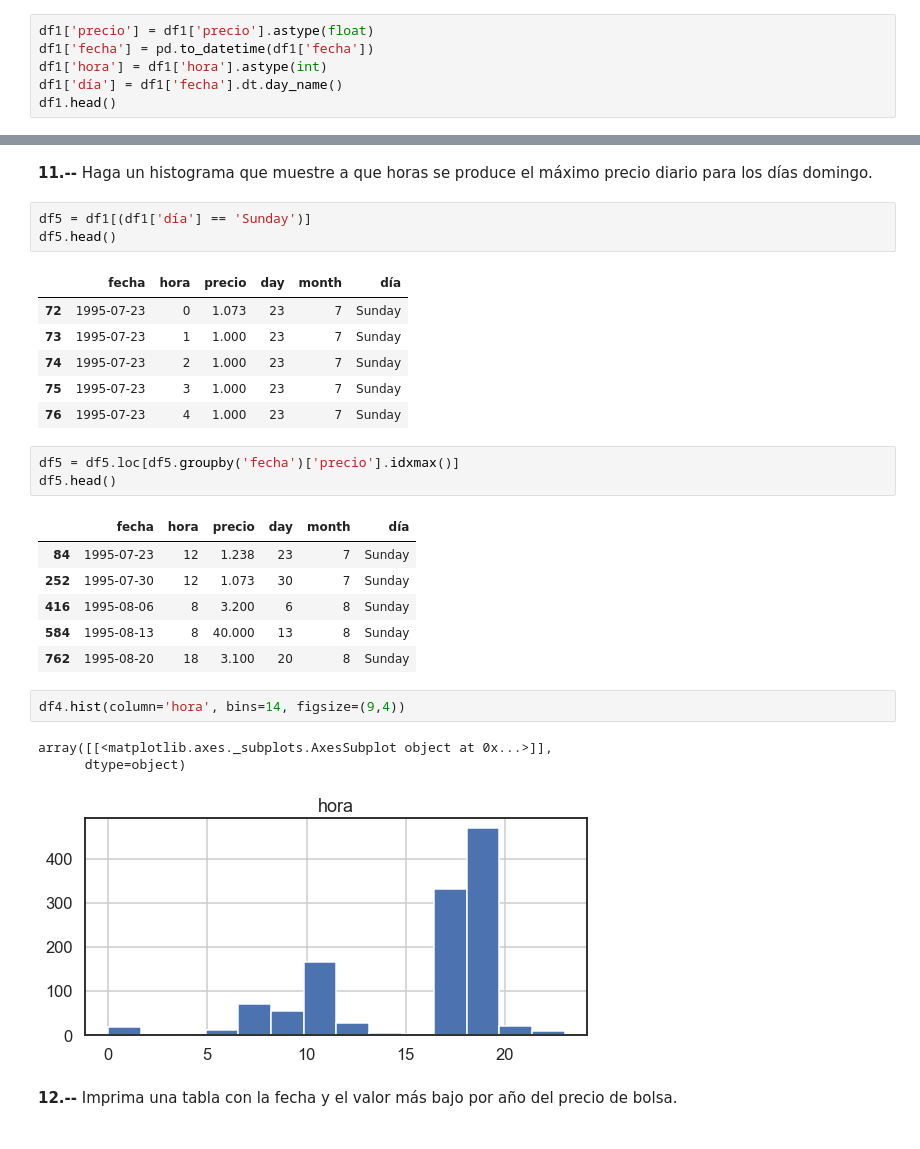
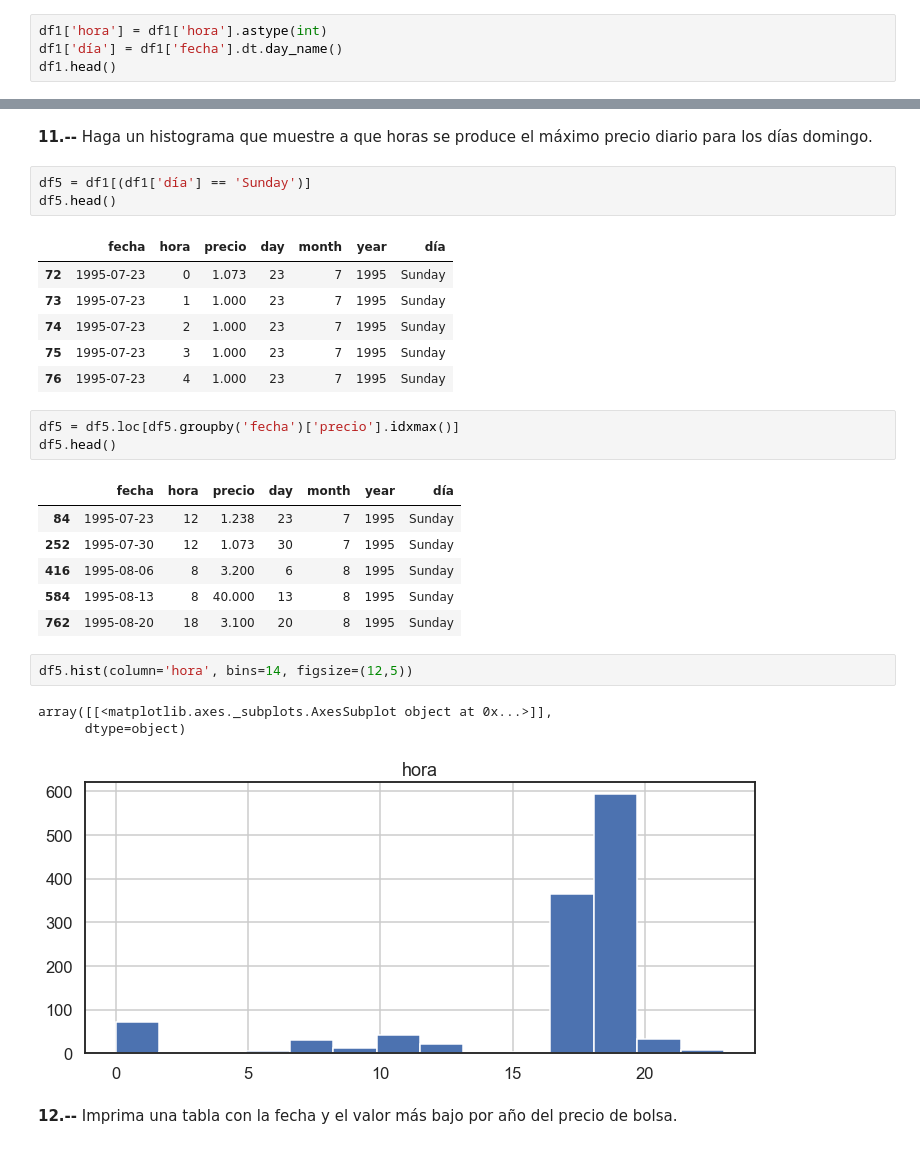
Before and after one commit to cda-2019-01/lab-analisis-exploratorio-de-datos-linagrajales, a Jupyter notebook: LAB-precios-electricidad.ipynb, the cells around one changed output, grey strips where cells are left out. Drawn from its saved outputs; the diff is of its cells as text.

```diff
--- a/LAB-precios-electricidad.ipynb
+++ b/LAB-precios-electricidad.ipynb
@@ -185,8 +182,6 @@ prom_mes.plot(x='month', y=['precio_max','precio_prom'] , title='Precio max/prom
 # %% [markdown]
 **9.--** Haga un histograma que muestre a que horas se produce el máximo precio diario para los días laborales.
 # %%
-df1['precio'] = df1['precio'].astype(float)
-df1['fecha'] = pd.to_datetime(df1['fecha'])
 df1['hora'] = df1['hora'].astype(int)
 df1['día'] = df1['fecha'].dt.day_name()
 df1.head()
@@ -262,27 +256,27 @@ array([[<matplotlib.axes._subplots.AxesSubplot object at 0x...>]],
 df5 = df1[(df1['día'] == 'Sunday')]
 df5.head()
 # %% [output]
-|  | fecha | hora | precio | day | month | día |
-| 72 | 1995-07-23 | 0 | 1.073 | 23 | 7 | Sunday |
-| 73 | 1995-07-23 | 1 | 1.000 | 23 | 7 | Sunday |
-| 74 | 1995-07-23 | 2 | 1.000 | 23 | 7 | Sunday |
-| 75 | 1995-07-23 | 3 | 1.000 | 23 | 7 | Sunday |
-| 76 | 1995-07-23 | 4 | 1.000 | 23 | 7 | Sunday |
+|  | fecha | hora | precio | day | month | year | día |
+| 72 | 1995-07-23 | 0 | 1.073 | 23 | 7 | 1995 | Sunday |
+| 73 | 1995-07-23 | 1 | 1.000 | 23 | 7 | 1995 | Sunday |
+| 74 | 1995-07-23 | 2 | 1.000 | 23 | 7 | 1995 | Sunday |
+| 75 | 1995-07-23 | 3 | 1.000 | 23 | 7 | 1995 | Sunday |
+| 76 | 1995-07-23 | 4 | 1.000 | 23 | 7 | 1995 | Sunday |
 # %%
 df5 = df5.loc[df5.groupby('fecha')['precio'].idxmax()]
 df5.head()
 # %% [output]
-|  | fecha | hora | precio | day | month | día |
-| 84 | 1995-07-23 | 12 | 1.238 | 23 | 7 | Sunday |
-| 252 | 1995-07-30 | 12 | 1.073 | 30 | 7 | Sunday |
-| 416 | 1995-08-06 | 8 | 3.200 | 6 | 8 | Sunday |
-| 584 | 1995-08-13 | 8 | 40.000 | 13 | 8 | Sunday |
-| 762 | 1995-08-20 | 18 | 3.100 | 20 | 8 | Sunday |
+|  | fecha | hora | precio | day | month | year | día |
+| 84 | 1995-07-23 | 12 | 1.238 | 23 | 7 | 1995 | Sunday |
+| 252 | 1995-07-30 | 12 | 1.073 | 30 | 7 | 1995 | Sunday |
+| 416 | 1995-08-06 | 8 | 3.200 | 6 | 8 | 1995 | Sunday |
+| 584 | 1995-08-13 | 8 | 40.000 | 13 | 8 | 1995 | Sunday |
+| 762 | 1995-08-20 | 18 | 3.100 | 20 | 8 | 1995 | Sunday |
 # %%
-df4.hist(column='hora', bins=14, figsize=(9,4))
+df5.hist(column='hora', bins=14, figsize=(12,5))
 # %% [output]
 array([[<matplotlib.axes._subplots.AxesSubplot object at 0x...>]],
       dtype=object)
-[figure, old version]
+[figure, new version]
 # %% [markdown]
 **12.--** Imprima una tabla con la fecha y el valor más bajo por año del precio de bolsa.
```
Also changed, not shown: parts of 17 cells of this notebook.
